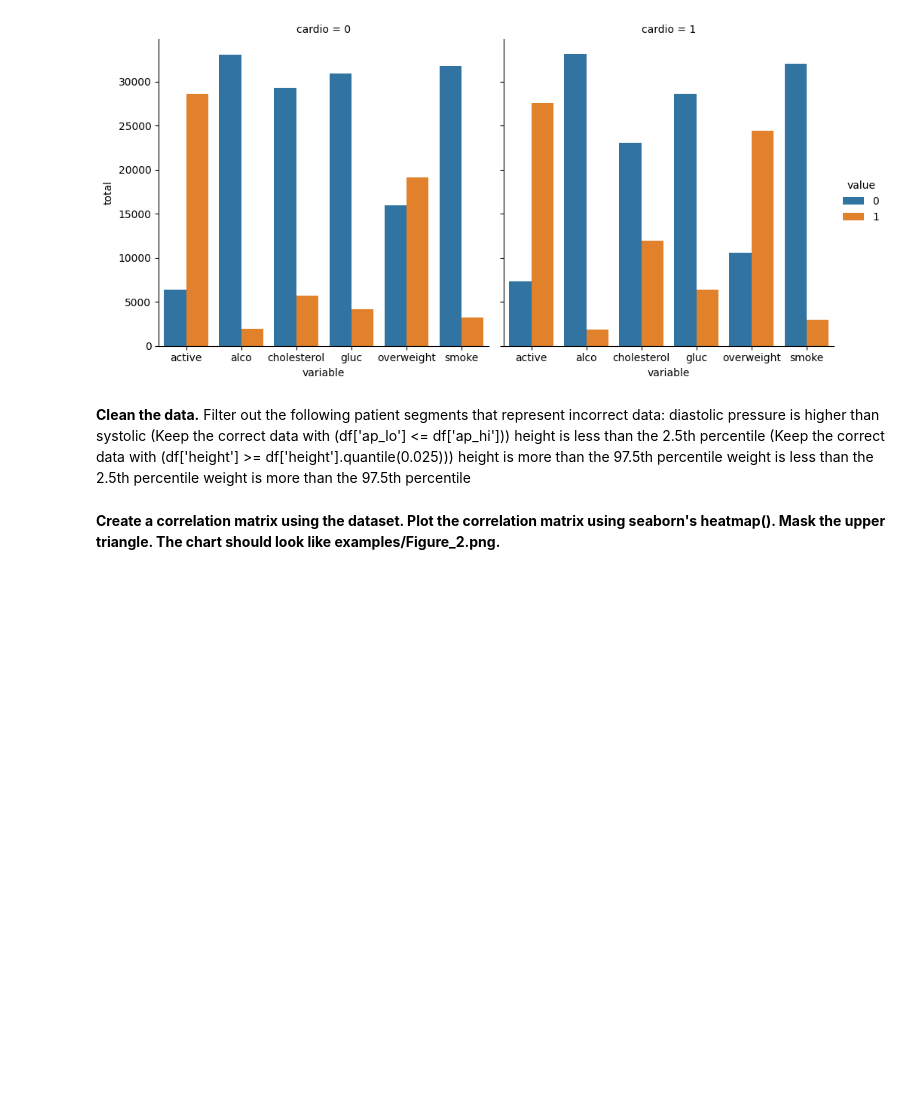
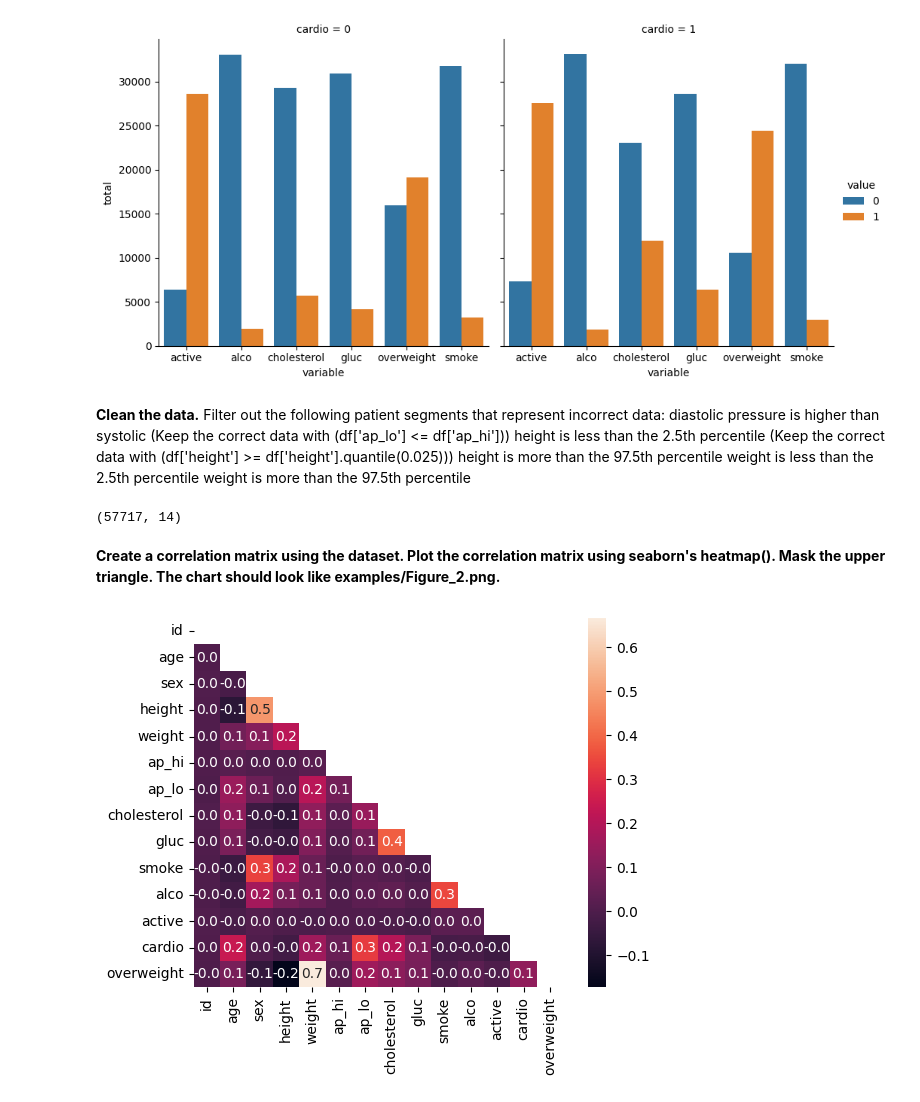
Before and after one commit to Adrieto/DataScience, a Jupyter notebook: FCC Projects - Data Analysis With Python/Medical data analyzer.ipynb, the cells around one changed output. Saved outputs shown, nothing was run; the diff lists cells and outputs as text; code cells hidden in the pictures; blank space fills up the shorter version.

```diff
--- a/FCC Projects - Data Analysis With Python/Medical data analyzer.ipynb
+++ b/FCC Projects - Data Analysis With Python/Medical data analyzer.ipynb
@@ -105,0 +135,11 @@ weight is more than the 97.5th percentile
+# %%
+df_presion = dfB[dfB["ap_lo"] <= dfB["ap_hi"]]
+df_presion = df_presion[(df_presion["height"] >= df_presion["height"].quantile(0.025))
+                & (df_presion["height"] <= df_presion["height"].quantile(0.975))
+                & (df_presion["weight"] >= df_presion["weight"].quantile(0.025))
+                & (df_presion["weight"] <= df_presion["weight"].quantile(0.975))
+                ]
+
+print(df_presion.shape)#, dfAux1.shape, dfAux2.shape, df_presion.shape)
+# %% [output]
+(57717, 14)
@@ -106,4 +156,12 @@ weight is more than the 97.5th percentile
 # %% [markdown]
 **Create a correlation matrix using the dataset. Plot the correlation matrix using seaborn's heatmap(). Mask the upper triangle. The chart should look like examples/Figure_2.png.**
+# %%
+# Creamos una nueva figura con Matplotlib y seteamos el tamaño:
+g = sns.heatmap(corr_matrix, mask=upper_triangle, fmt=".1f", annot=True,
+                 square=True);
+
+# The numbers were rounded to the first decimal place
+# %% [output]
+[figure, added]
 # %%
 def draw_heat_map():
```
Also changed, not shown: parts of 7 cells of this notebook, 4 other files.
